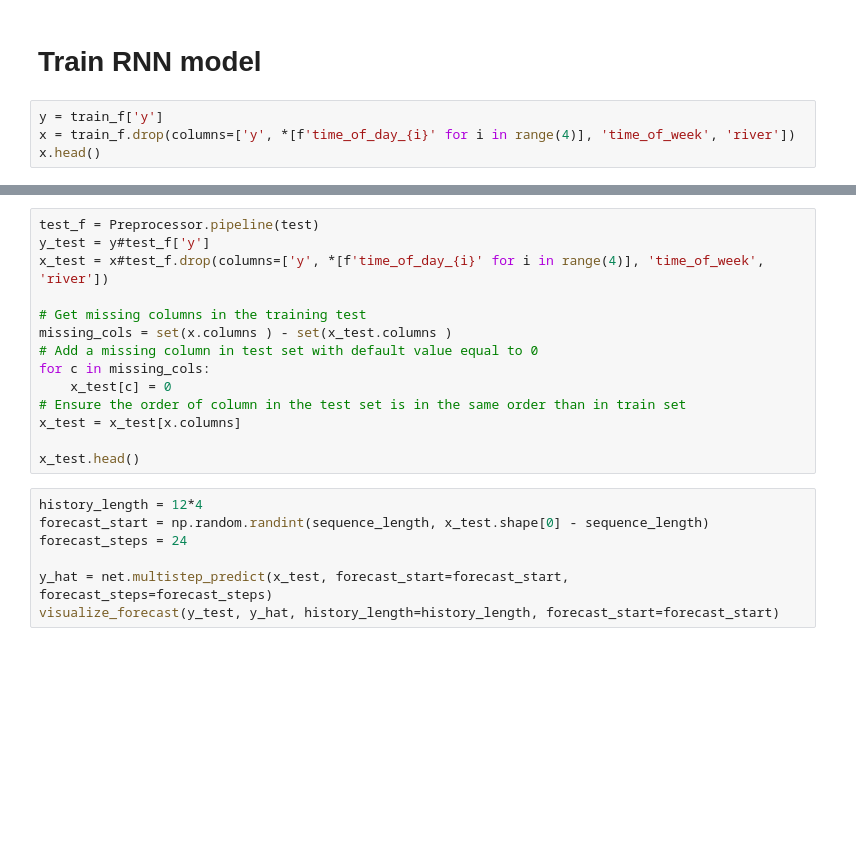
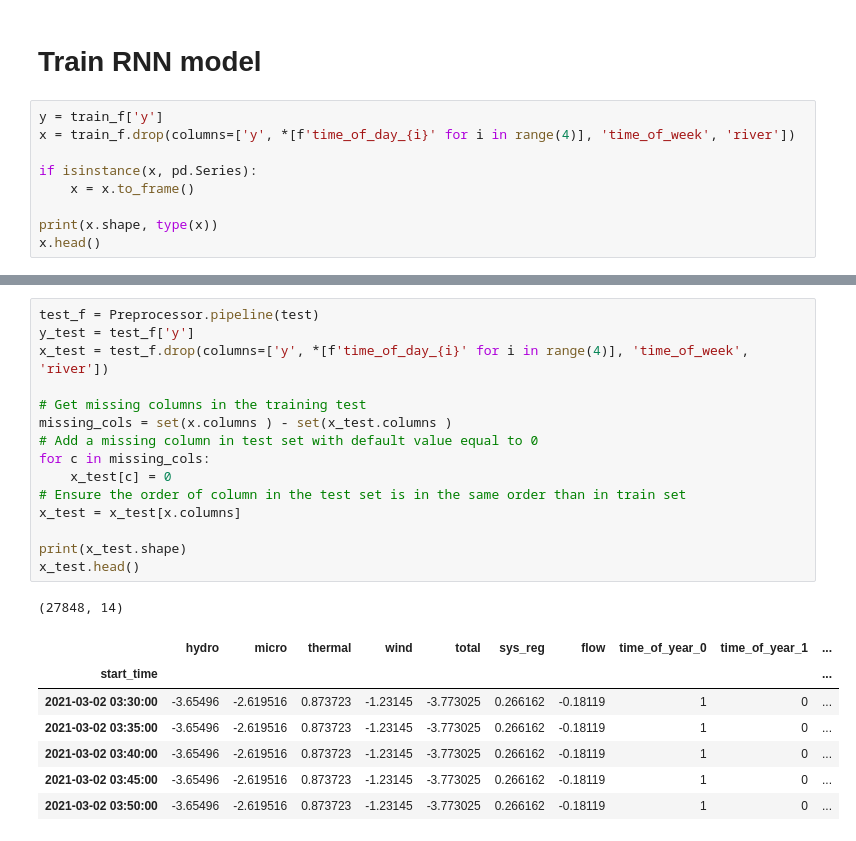
Before and after one commit to fredrvaa/Time-Series-RNN, a Jupyter notebook: notebook.ipynb, the cells around one changed output, grey strips where cells are left out. Saved outputs shown, nothing was run; the diff lists cells and outputs as text; blank space fills up the shorter version.

```diff
--- a/notebook.ipynb
+++ b/notebook.ipynb
@@ -138,5 +141,10 @@ plt.show()
 # %%
 y = train_f['y']
 x = train_f.drop(columns=['y', *[f'time_of_day_{i}' for i in range(4)], 'time_of_week', 'river'])
+
+if isinstance(x, pd.Series):
+    x = x.to_frame()
+
+print(x.shape, type(x))
 x.head()
 # %% [output]
@@ -207,23 +202,26 @@ Epoch 4/100
 # %%
 test_f = Preprocessor.pipeline(test)
-y_test = y#test_f['y']
-x_test = x#test_f.drop(columns=['y', *[f'time_of_day_{i}' for i in range(4)], 'time_of_week', 'river'])
+y_test = test_f['y']
+x_test = test_f.drop(columns=['y', *[f'time_of_day_{i}' for i in range(4)], 'time_of_week', 'river'])
 
 # Get missing columns in the training test
 missing_cols = set(x.columns ) - set(x_test.columns )
 # Add a missing column in test set with default value equal to 0
 for c in missing_cols:
     x_test[c] = 0
 # Ensure the order of column in the test set is in the same order than in train set
 x_test = x_test[x.columns]
 
+print(x_test.shape)
 x_test.head()
+# %% [output]
+(27848, 14)
+|  | hydro | micro | thermal | wind | total | sys_reg | flow | time_of_year_0 | time_of_year_1 | ... |
+| start_time |  |  |  |  |  |  |  |  |  | ... |
+| 2021-03-02 03:30:00 | -3.65496 | -2.619516 | 0.873723 | -1.23145 | -3.773025 | 0.266162 | -0.18119 | 1 | 0 | ... |
+| 2021-03-02 03:35:00 | -3.65496 | -2.619516 | 0.873723 | -1.23145 | -3.773025 | 0.266162 | -0.18119 | 1 | 0 | ... |
+| 2021-03-02 03:40:00 | -3.65496 | -2.619516 | 0.873723 | -1.23145 | -3.773025 | 0.266162 | -0.18119 | 1 | 0 | ... |
+| 2021-03-02 03:45:00 | -3.65496 | -2.619516 | 0.873723 | -1.23145 | -3.773025 | 0.266162 | -0.18119 | 1 | 0 | ... |
+| 2021-03-02 03:50:00 | -3.65496 | -2.619516 | 0.873723 | -1.23145 | -3.773025 | 0.266162 | -0.18119 | 1 | 0 | ... |
-# %%
-history_length = 12*4
-forecast_start = np.random.randint(sequence_length, x_test.shape[0] - sequence_length)
-forecast_steps = 24
-
-y_hat = net.multistep_predict(x_test, forecast_start=forecast_start, forecast_steps=forecast_steps)
-visualize_forecast(y_test, y_hat, history_length=history_length, forecast_start=forecast_start)
 # %%
 %tensorboard --logdir logs
```
Also changed, not shown: parts of 10 cells of this notebook, 2 other files.
